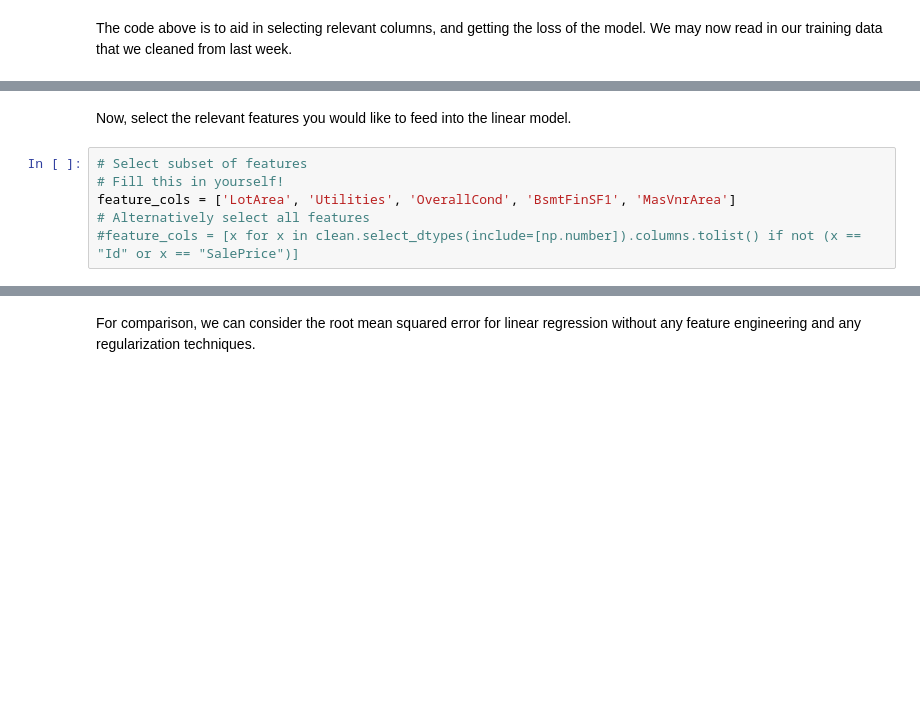
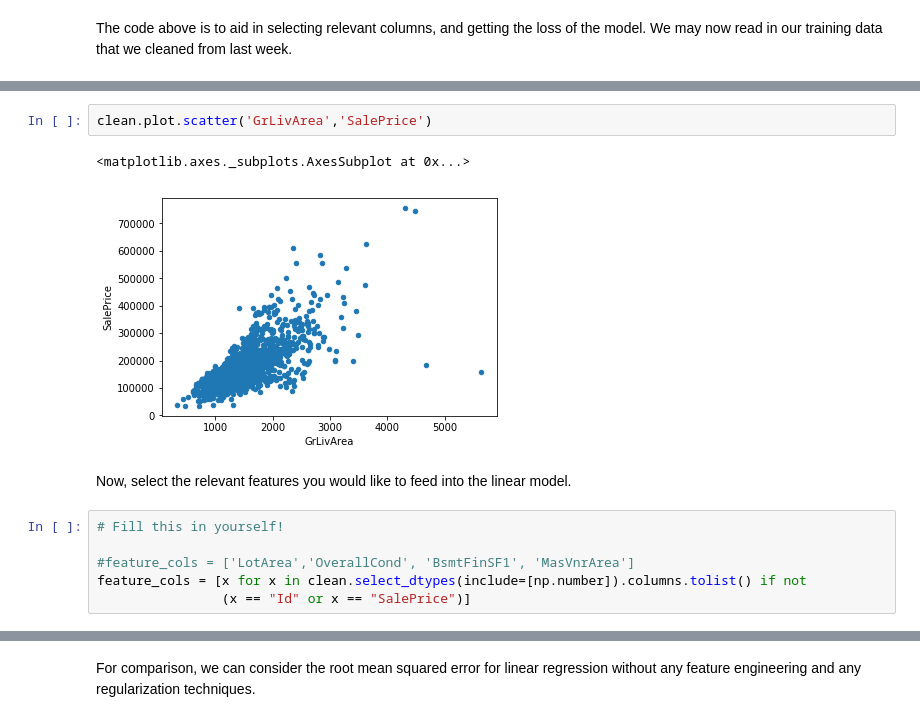
Before and after one commit to claalmve/crash-course, a Jupyter notebook: Kaggle/kaggle2.ipynb, the cells around one changed output, grey strips where cells are left out. Drawn from its saved outputs; the diff is of its cells as text; blank space fills up the shorter version.

```diff
--- a/Kaggle/kaggle2.ipynb
+++ b/Kaggle/kaggle2.ipynb
@@ -203,11 +232,16 @@ clean = pd.read_csv('DATA/house-prices/train_cleaned.csv')
+# %%
+clean.plot.scatter('GrLivArea','SalePrice')
+# %% [output]
+<matplotlib.axes._subplots.AxesSubplot at 0x...>
+[figure, added]
 # %% [markdown]
 Now, select the relevant features you would like to feed into the linear model.
 # %%
-# Select subset of features
 # Fill this in yourself!
-feature_cols = ['LotArea', 'Utilities', 'OverallCond', 'BsmtFinSF1', 'MasVnrArea']
-# Alternatively select all features
-#feature_cols = [x for x in clean.select_dtypes(include=[np.number]).columns.tolist() if not (x == "Id" or x == "SalePrice")]
+
+#feature_cols = ['LotArea','OverallCond', 'BsmtFinSF1', 'MasVnrArea']
+feature_cols = [x for x in clean.select_dtypes(include=[np.number]).columns.tolist() if not
+                (x == "Id" or x == "SalePrice")]
 # %%
 X, Y = get_features(clean, feature_cols, 'SalePrice')
 print(X.shape)
```
Also changed, not shown: parts of 18 cells of this notebook.
